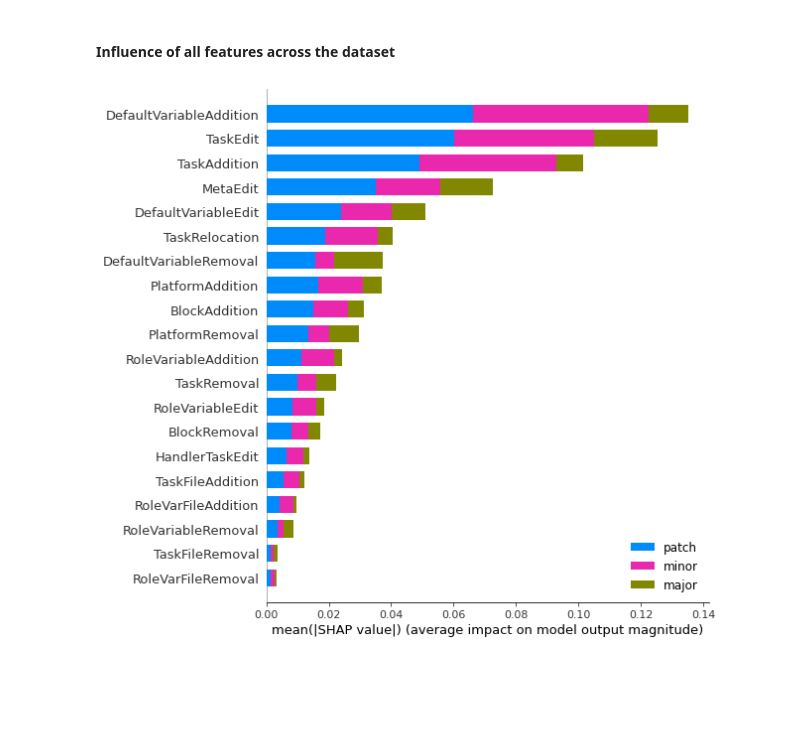
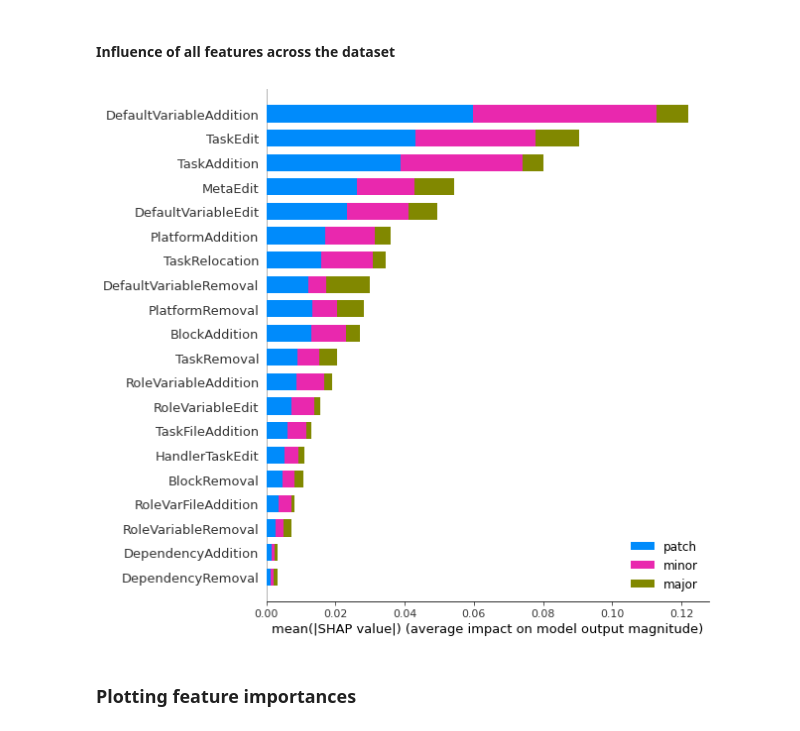
Before and after one commit to ROpdebee/ansible_semver_ext_replication, a Jupyter notebook: Classification Model/Predict new data.ipynb, the cells around one changed output. Drawn from its saved outputs; the diff is of its cells as text; code cells hidden in the pictures; blank space fills up the shorter version.

```diff
--- a/Classification Model/Predict new data.ipynb
+++ b/Classification Model/Predict new data.ipynb
@@ -9,7 +9,7 @@ from sklearn.metrics import precision_score, recall_score, f1_score
 # %% [markdown]
 ### Loading trained model and data
 # %%
-old_model = pickle.load(open("data/models/randomForest_old_data.pickle", "rb"))
+old_model = pickle.load(open("data/models/randomForest_old_no_balance.pickle", "rb"))
 
 dataframe_new_data = pd.read_csv("data/new_data/only_new_records.csv.gz")
 
@@ -33,9 +18,10 @@ Validity of the data:
 # %% [markdown]
 ### Filtering data
 # %%
-# Discarding the first three columns and the two columns with discarded in the training of the old data
-filtered_data = dataframe_new_data.drop(['id', 'v1', 'v2'], axis=1)
+previous_discarded_features = ['TaskFileRelocation', 'RoleVariableRelocation', 'HandlerBlockEdit',
+                               'DefaultVarFileRemoval', 'DefaultVarFileRelocation', 'HandlerFileRemoval',
+                               'DefaultVariableRelocation', 'HandlerBlockRelocation', 'RoleVarFileRelocation',
+                               'HandlerFileRelocation', 'HandlerTaskRemoval', 'HandlerFileAddition']
 
-# Discarding the excluded features on the feature selection for the training of the previous data
-discarded_features = pickle.load(open("data/features/discarded_features.pickle", "rb"))
-excluded_features = filtered_data.drop(discarded_features, axis=1)
+excluded_data = ['id', 'v1', 'v2', 'HandlerBlockAddition'] + previous_discarded_features
+filtered_data = dataframe_new_data.drop(excluded_data, axis=1)
@@ -49,9 +58,9 @@ back_to_origin = {0: "patch", 1: "minor", 2: "major"}
 filtered_data.replace(to_transform, inplace=True)
 
 # Transforming data to Numpy arrays
-feature_names = excluded_features.columns[:-1]
+feature_names = filtered_data.columns[:-1]
 X = filtered_data[feature_names].to_numpy()
-y = filtered_data[excluded_features.columns[-1]].to_numpy()
+y = filtered_data[filtered_data.columns[-1]].to_numpy()
 
 # Print shapes
 print()
@@ -328,6 +466,6 @@ y_test = y
 # %% [markdown]
 #### Influence of all features across the dataset
 # %%
-shap.summary_plot(shap_values, X_test, class_names=["patch", "minor", "major"])
+shap.summary_plot(shap_values, filtered_data[feature_names], class_names=["patch", "minor", "major"])
 # %% [output]
-[figure, old version]
+[figure, new version]
@@ -333,0 +485,2 @@ shap.summary_plot(shap_values, X_test, class_names=["patch", "minor", "major"])
+# %% [markdown]
+### Plotting feature importances
```
Also changed, not shown: parts of 27 cells of this notebook, 5 other files.
